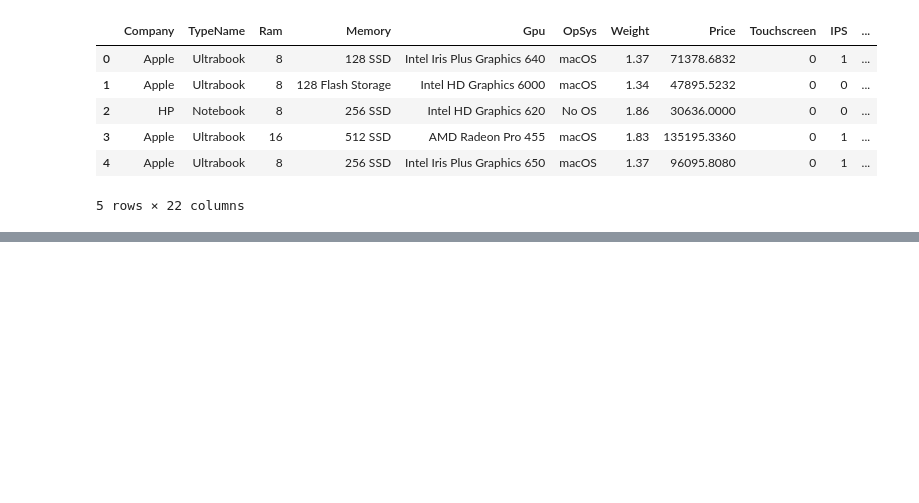
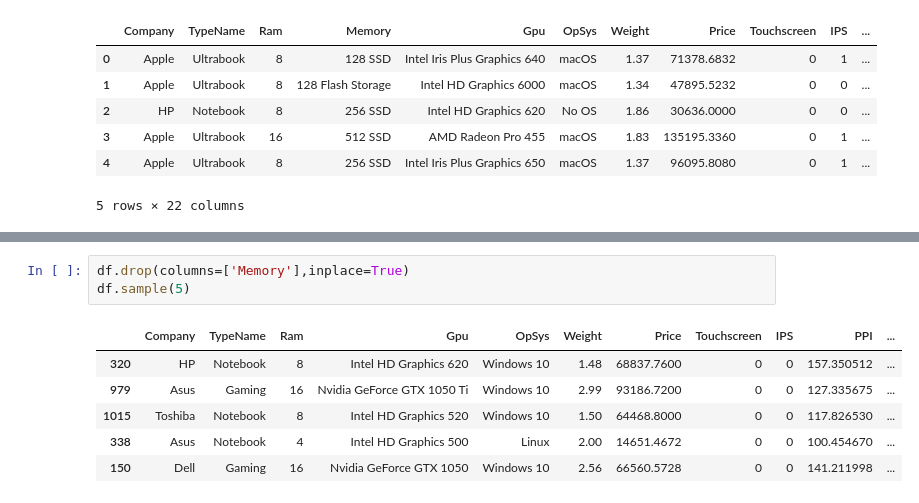
Before and after one commit to lawalsegun2025/laptop_price_predictor, a Jupyter notebook: laptop_price_predictor.ipynb, the cells around one changed output, grey strips where cells are left out. Cells and saved outputs as stored; diff of their text form; blank space fills up the shorter version.

```diff
--- a/laptop_price_predictor.ipynb
+++ b/laptop_price_predictor.ipynb
@@ -799,0 +820,10 @@ df.head()
+# %%
+df.drop(columns=['Memory'],inplace=True)
+df.sample(5)
+# %% [output]
+|  | Company | TypeName | Ram | Gpu | OpSys | Weight | Price | Touchscreen | IPS | PPI | ... |
+| 320 | HP | Notebook | 8 | Intel HD Graphics 620 | Windows 10 | 1.48 | 68837.7600 | 0 | 0 | 157.350512 | ... |
+| 979 | Asus | Gaming | 16 | Nvidia GeForce GTX 1050 Ti | Windows 10 | 2.99 | 93186.7200 | 0 | 0 | 127.335675 | ... |
+| 1015 | Toshiba | Notebook | 8 | Intel HD Graphics 520 | Windows 10 | 1.50 | 64468.8000 | 0 | 0 | 117.826530 | ... |
+| 338 | Asus | Notebook | 4 | Intel HD Graphics 500 | Linux | 2.00 | 14651.4672 | 0 | 0 | 100.454670 | ... |
+| 150 | Dell | Gaming | 16 | Nvidia GeForce GTX 1050 | Windows 10 | 2.56 | 66560.5728 | 0 | 0 | 141.211998 | ... |
```
Also changed, not shown: parts of 7 cells of this notebook.
